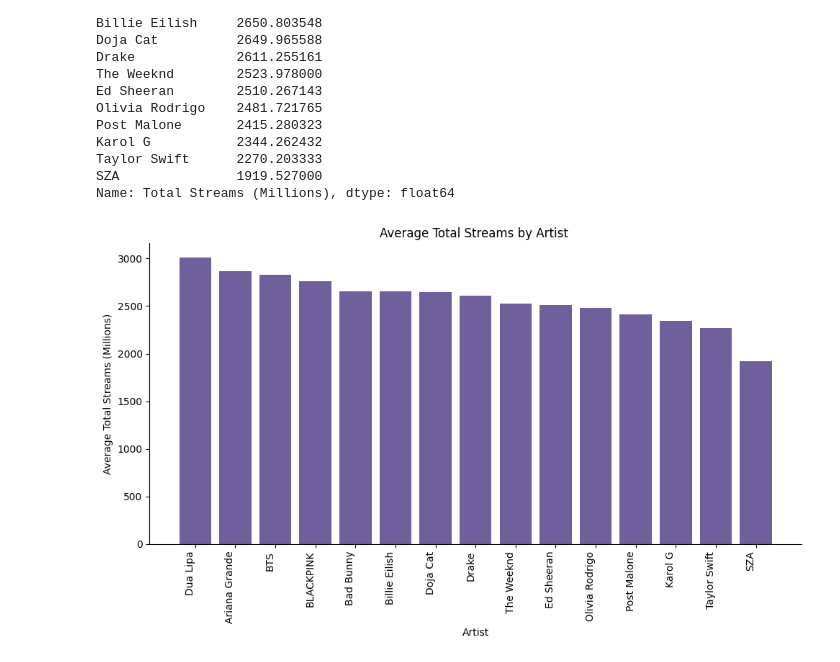
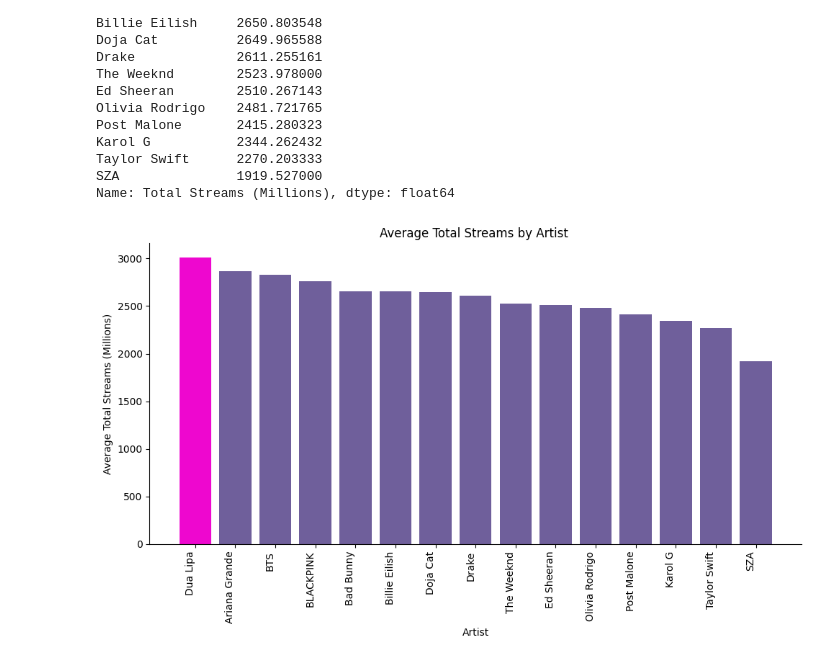
Before and after one commit to amydaniel24/learning_plots_amydaniel, a Jupyter notebook: notebooks/spotify_plots_walkthrough.ipynb, the cells around one changed output. Saved outputs shown, nothing was run; the diff lists cells and outputs as text; code cells hidden in the pictures.

Commit message:
color list and highlight max

```diff
--- a/notebooks/spotify_plots_walkthrough.ipynb
+++ b/notebooks/spotify_plots_walkthrough.ipynb
@@ -96,17 +96,23 @@ SZA               1919.527000
 Name: Total Streams (Millions), dtype: float64
 # %%
 plt.figure(figsize=(10,6))
-plt.bar(average_artist_streams.index, average_artist_streams.values, color = "#6f5f9b", width =0.8)
+colors = ["#6f5f9b"] * len(average_artist_streams)
+
+max_index = average_artist_streams.idxmax()
+highlight_position = average_artist_streams.index.get_loc(max_index)
+colors[highlight_position] = "#ee07cf"
+
+plt.bar(average_artist_streams.index, average_artist_streams.values, color = colors, width =0.8)
 ax = plt.gca()
 ax.spines['top'].set_visible(False)
 ax.spines['right'].set_visible(False)
 
 plt.xlabel('Artist')
 plt.ylabel('Average Total Streams (Millions)')
 plt.title('Average Total Streams by Artist ')
 plt.xticks(rotation=90, ha='right' )
 
 plt.tight_layout()
 plt.show()
 # %% [output]
-[figure, old version]
+[figure, new version]
```
